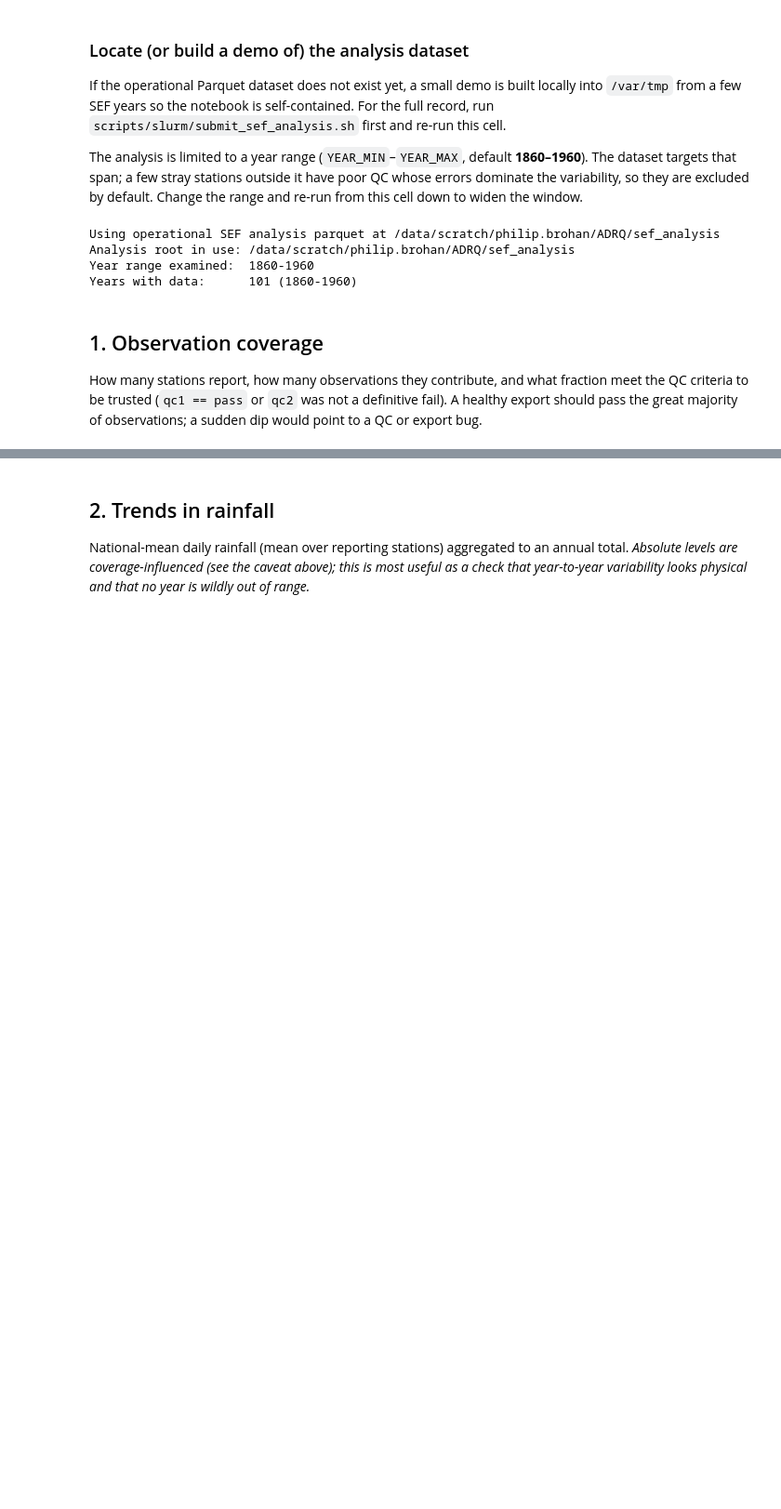
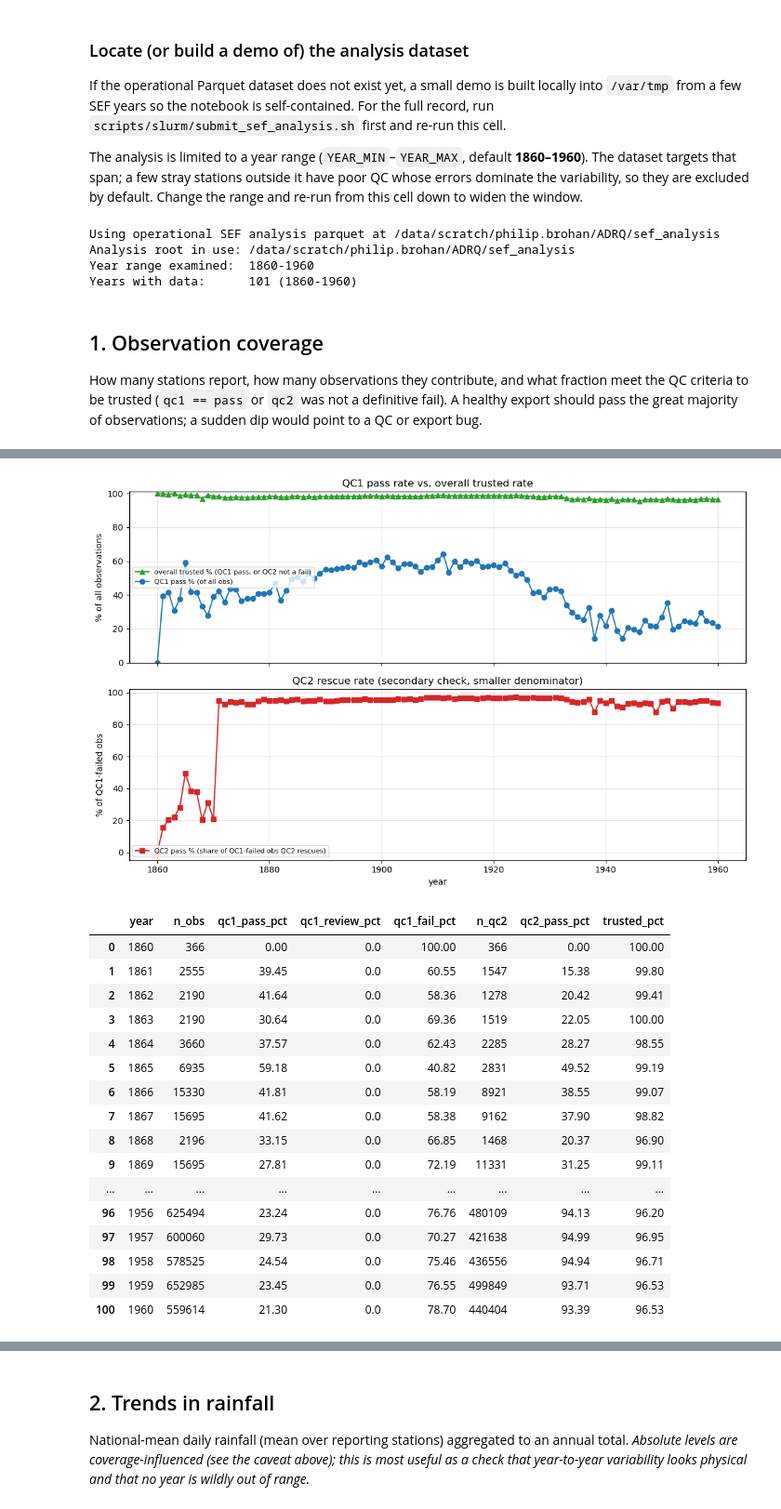
Before and after one commit to Philip-Brohan-MO/Auto-Daily-Rainfall-QC-MO, a Jupyter notebook: notebooks/analyse_sef_output.ipynb, the cells around one changed output, grey strips where cells are left out. Shown at 93% size. Cells and saved outputs as stored; diff of their text form; code cells hidden in the pictures; blank space fills up the shorter version.

```diff
--- a/notebooks/analyse_sef_output.ipynb
+++ b/notebooks/analyse_sef_output.ipynb
@@ -211,0 +230,68 @@ coverage.assign(pct_passed=coverage["pct_passed"].round(2))
+# %%
+qc_year = q('''
+    SELECT year,
+        count(*) AS n_obs,
+        100.0 * avg((lower(qc1) = 'pass')::int)   AS qc1_pass_pct,
+        100.0 * avg((lower(qc1) = 'review')::int) AS qc1_review_pct,
+        100.0 * avg((lower(qc1) = 'fail')::int)   AS qc1_fail_pct,
+        count(*) FILTER (WHERE lower(qc2) <> 'na') AS n_qc2,
+        100.0 * avg((lower(qc2) = 'pass')::int)
+            FILTER (WHERE lower(qc2) <> 'na')       AS qc2_pass_pct,
+        100.0 * avg(passed::int)                    AS trusted_pct
+    FROM read_parquet({obs})
+    GROUP BY year ORDER BY year
+''')
+
+# QC1 (of all obs) and the overall trusted rate share the "% of all observations"
+# scale, so they go together on top. QC2 is measured over a different, much smaller
+# pool (the QC1 failures) and runs at a very different level, so it gets its own
+# auto-scaled panel below instead of being flattened onto the same axis.
+fig, (ax1, ax2) = plt.subplots(2, 1, figsize=(11, 7), sharex=True)
+
+ax1.plot(qc_year["year"], qc_year["trusted_pct"], "-^", color="#2ca02c",
+         label="overall trusted % (QC1 pass, or QC2 not a fail)")
+ax1.plot(qc_year["year"], qc_year["qc1_pass_pct"], "-o", color="#1f77b4",
+         label="QC1 pass % (of all obs)")
+ax1.set_ylabel("% of all observations")
+ax1.set_ylim(0, 101)
+ax1.set_title("QC1 pass rate vs. overall trusted rate")
+ax1.legend(fontsize=8, loc="center left")
+ax1.grid(alpha=0.3)
+
+ax2.plot(qc_year["year"], qc_year["qc2_pass_pct"], "-s", color="#d62728",
+         label="QC2 pass % (share of QC1-failed obs QC2 rescues)")
+ax2.set_ylabel("% of QC1-failed obs")
+ax2.set_xlabel("year")
+ax2.set_title("QC2 rescue rate (secondary check, smaller denominator)")
+ax2.legend(fontsize=8, loc="lower left")
+ax2.grid(alpha=0.3)
+plt.tight_layout()
+plt.show()
+
+qc_year.assign(
+    qc1_pass_pct=qc_year["qc1_pass_pct"].round(2),
+    qc1_review_pct=qc_year["qc1_review_pct"].round(2),
+    qc1_fail_pct=qc_year["qc1_fail_pct"].round(2),
+
+    qc2_pass_pct=qc_year["qc2_pass_pct"].round(2),
+
+    trusted_pct=qc_year["trusted_pct"].round(2),)
+# %% [output]
+[figure, added]
+|  | year | n_obs | qc1_pass_pct | qc1_review_pct | qc1_fail_pct | n_qc2 | qc2_pass_pct | trusted_pct |
+| 0 | 1860 | 366 | 0.00 | 0.0 | 100.00 | 366 | 0.00 | 100.00 |
+| 1 | 1861 | 2555 | 39.45 | 0.0 | 60.55 | 1547 | 15.38 | 99.80 |
+| 2 | 1862 | 2190 | 41.64 | 0.0 | 58.36 | 1278 | 20.42 | 99.41 |
+| 3 | 1863 | 2190 | 30.64 | 0.0 | 69.36 | 1519 | 22.05 | 100.00 |
+| 4 | 1864 | 3660 | 37.57 | 0.0 | 62.43 | 2285 | 28.27 | 98.55 |
+| 5 | 1865 | 6935 | 59.18 | 0.0 | 40.82 | 2831 | 49.52 | 99.19 |
+| 6 | 1866 | 15330 | 41.81 | 0.0 | 58.19 | 8921 | 38.55 | 99.07 |
+| 7 | 1867 | 15695 | 41.62 | 0.0 | 58.38 | 9162 | 37.90 | 98.82 |
+| 8 | 1868 | 2196 | 33.15 | 0.0 | 66.85 | 1468 | 20.37 | 96.90 |
+| 9 | 1869 | 15695 | 27.81 | 0.0 | 72.19 | 11331 | 31.25 | 99.11 |
+| ... | ... | ... | ... | ... | ... | ... | ... | ... |
+| 96 | 1956 | 625494 | 23.24 | 0.0 | 76.76 | 480109 | 94.13 | 96.20 |
+| 97 | 1957 | 600060 | 29.73 | 0.0 | 70.27 | 421638 | 94.99 | 96.95 |
+| 98 | 1958 | 578525 | 24.54 | 0.0 | 75.46 | 436556 | 94.94 | 96.71 |
+| 99 | 1959 | 652985 | 23.45 | 0.0 | 76.55 | 499849 | 93.71 | 96.53 |
+| 100 | 1960 | 559614 | 21.30 | 0.0 | 78.70 | 440404 | 93.39 | 96.53 |
```
Also changed, not shown: parts of 12 cells of this notebook, 6 other files.
